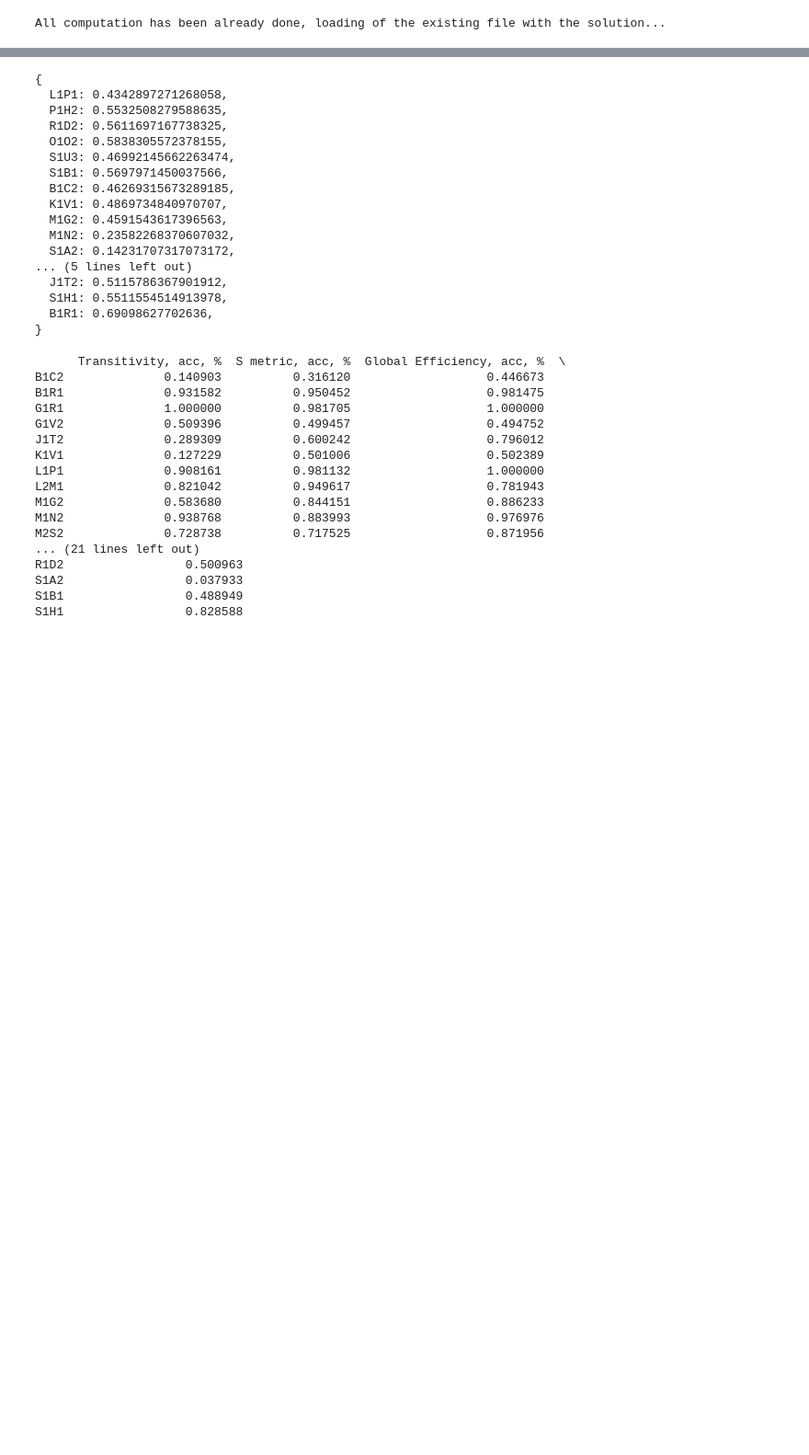
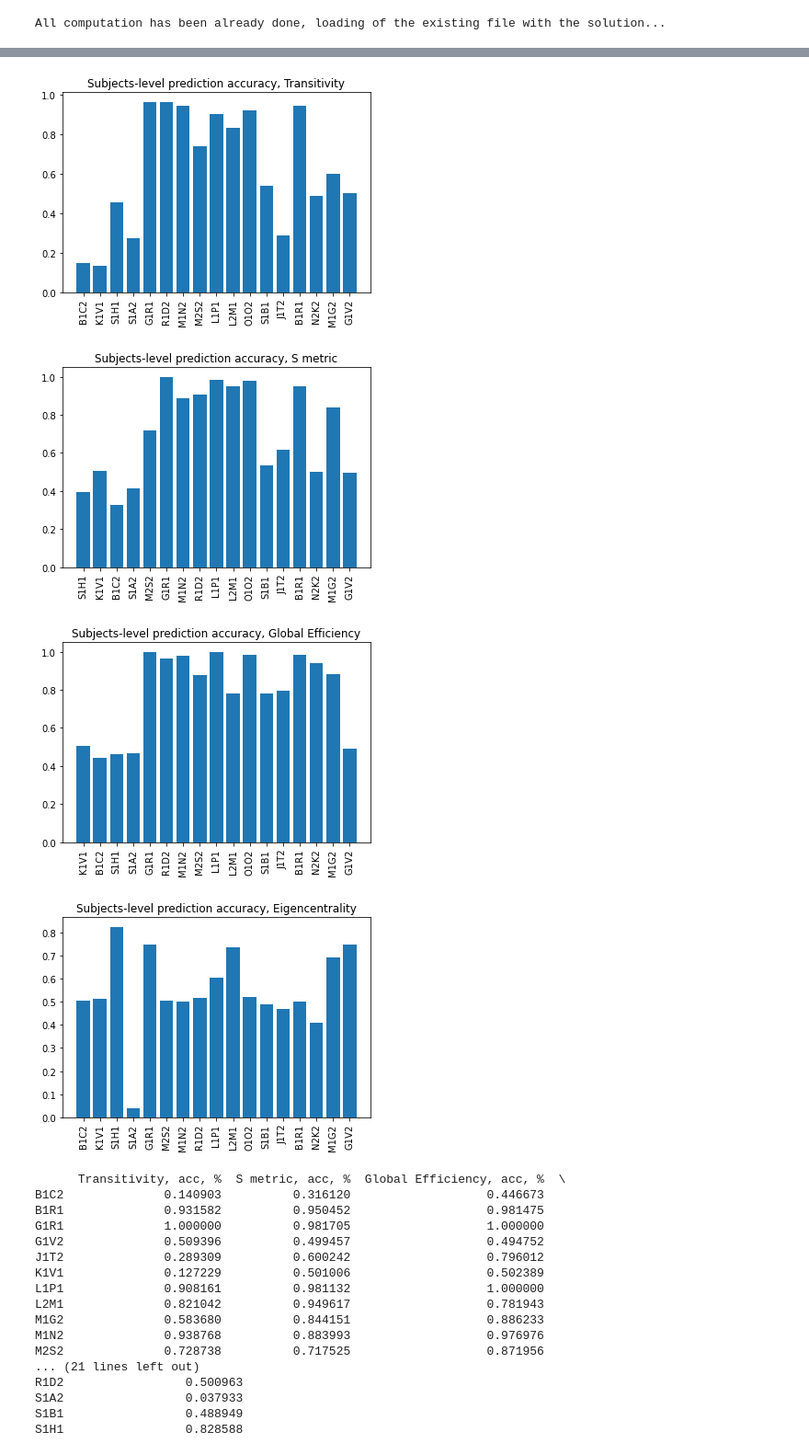
Before and after one commit to 1101AlexZab1011/NodesEstimation, a Jupyter notebook: dirty_field-info_sep.ipynb, the cells around one changed output, grey strips where cells are left out. Shown at 92% size. Saved outputs shown, nothing was run; the diff lists cells and outputs as text; code cells hidden in the pictures; blank space fills up the shorter version.

Commit message:
subject-bars

```diff
--- a/dirty_field-info_sep.ipynb
+++ b/dirty_field-info_sep.ipynb
@@ -241,30 +241,29 @@ for _ in range(100):
     cross_samples_informativeness.informativeness = samples_informativeness
 
 cross_subjects_informativeness_arr.append(cross_subjects_informativeness)
-# %%
-print(
-    lmd.dict_to_str(
-        cross_subjects_informativeness_arr[-1].acc()
-    )
-)
-# %% [output]
-{
-  L1P1: 0.4342897271268058,
-  P1H2: 0.5532508279588635,
-  R1D2: 0.5611697167738325,
-  O1O2: 0.5838305572378155,
-  S1U3: 0.46992145662263474,
-  S1B1: 0.5697971450037566,
-  B1C2: 0.46269315673289185,
-  K1V1: 0.4869734840970707,
-  M1G2: 0.4591543617396563,
-  M1N2: 0.23582268370607032,
-  S1A2: 0.14231707317073172,
-... (5 lines left out)
-  J1T2: 0.5115786367901912,
-  S1H1: 0.5511554514913978,
-  B1R1: 0.69098627702636,
-}
+# %%
+# print(
+#     lmd.dict_to_str(
+#         cross_subjects_informativeness_arr[-1].acc()
+#     )
+# )
+
+names = ['Transitivity', 'S metric', 'Global Efficiency', 'Eigencentrality']
+
+for name, info in zip(names, cross_subjects_informativeness_arr):
+
+    plt.bar(
+        info.acc().keys(),
+        info.acc().values()
+    )
+    plt.xticks(rotation=90)
+    plt.title(f'Subjects-level prediction accuracy, {name}')
+    plt.show()
+# %% [output]
+[figure, added]
+[figure, added]
+[figure, added]
+[figure, added]
 # %%
 series = list()
 names = ['Transitivity, acc, %', 'S metric, acc, %', 'Global Efficiency, acc, %', 'Eigencentrality, acc, %']
```
Also changed, not shown: parts of 1 cell of this notebook.
